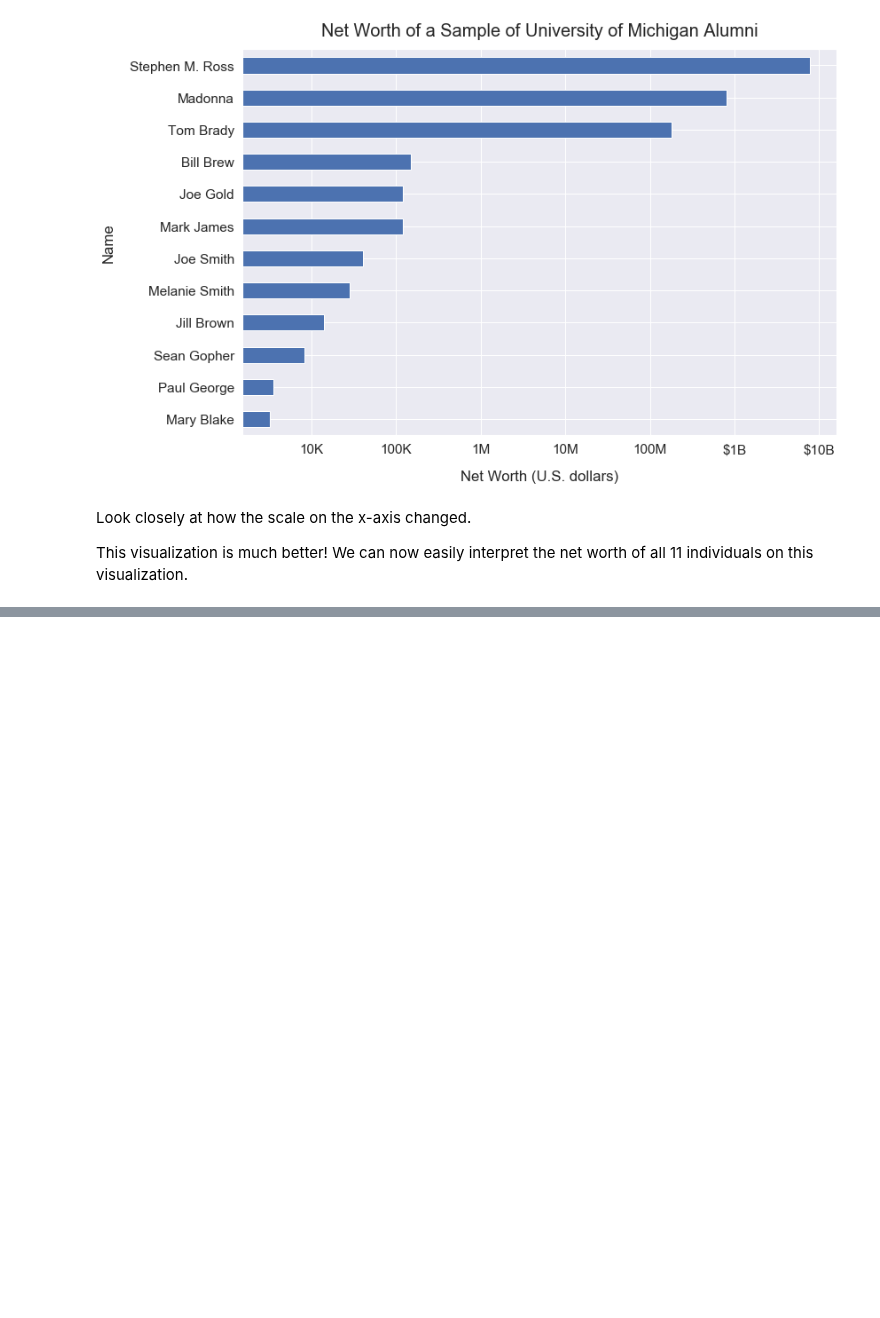
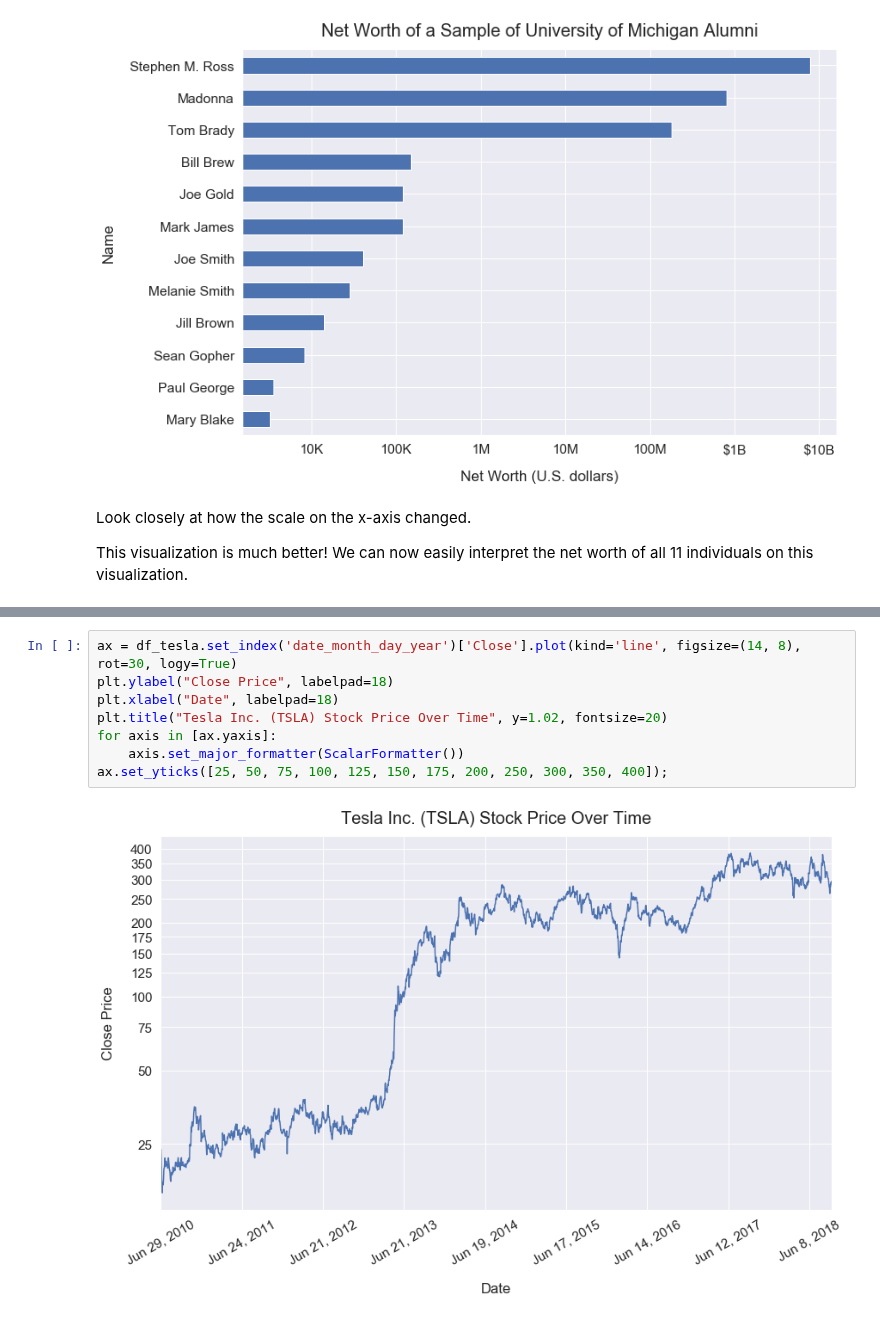
Before and after one commit to frieds/frieds.github.io, a Jupyter notebook: data-visualizations/when_use_log_scale.ipynb, the cells around one changed output, grey strips where cells are left out. Saved outputs shown, nothing was run; the diff lists cells and outputs as text; blank space fills up the shorter version.

```diff
--- a/data-visualizations/when_use_log_scale.ipynb
+++ b/data-visualizations/when_use_log_scale.ipynb
@@ -148,0 +190,10 @@ This visualization is much better! We can now easily interpret the net worth of
+# %%
+ax = df_tesla.set_index('date_month_day_year')['Close'].plot(kind='line', figsize=(14, 8), rot=30, logy=True)
+plt.ylabel("Close Price", labelpad=18)
+plt.xlabel("Date", labelpad=18)
+plt.title("Tesla Inc. (TSLA) Stock Price Over Time", y=1.02, fontsize=20)
+for axis in [ax.yaxis]:
+    axis.set_major_formatter(ScalarFormatter())
+ax.set_yticks([25, 50, 75, 100, 125, 150, 175, 200, 250, 300, 350, 400]);
+# %% [output]
+[figure, added]
```
Also changed, not shown: parts of 14 cells of this notebook, 13 other files.
